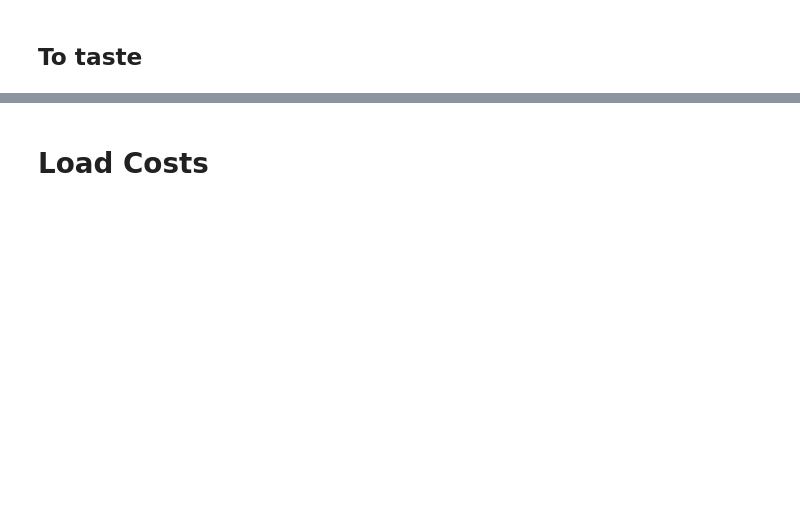
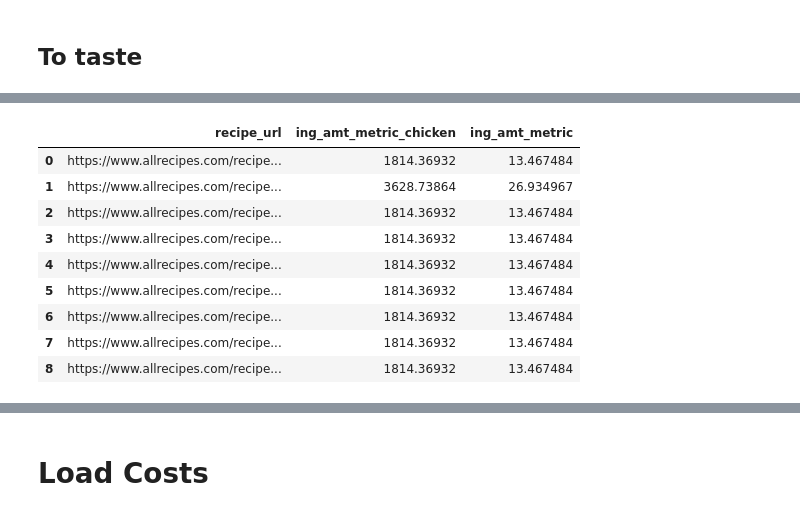
Before and after one commit to andrewyewcy/recipe_classifier, a Jupyter notebook: 30_automation/22_fried_chicken_recipes_ingredient_extraction.ipynb, the cells around one changed output, grey strips where cells are left out. Saved outputs shown, nothing was run; the diff lists cells and outputs as text; code cells hidden in the pictures; blank space fills up the shorter version.

```diff
--- a/30_automation/enrich_data_dev.ipynb
+++ b/30_automation/22_fried_chicken_recipes_ingredient_extraction.ipynb
@@ -1246,0 +1282,13 @@ sodium_per_100g_salt = 38800 #mg https://fdc.nal.usda.gov/fdc-app.html#/food-det
+# %%
+chicken_df
+# %% [output]
+|  | recipe_url | ing_amt_metric_chicken | ing_amt_metric |
+| 0 | https://www.allrecipes.com/recipe... | 1814.36932 | 13.467484 |
+| 1 | https://www.allrecipes.com/recipe... | 3628.73864 | 26.934967 |
+| 2 | https://www.allrecipes.com/recipe... | 1814.36932 | 13.467484 |
+| 3 | https://www.allrecipes.com/recipe... | 1814.36932 | 13.467484 |
+| 4 | https://www.allrecipes.com/recipe... | 1814.36932 | 13.467484 |
+| 5 | https://www.allrecipes.com/recipe... | 1814.36932 | 13.467484 |
+| 6 | https://www.allrecipes.com/recipe... | 1814.36932 | 13.467484 |
+| 7 | https://www.allrecipes.com/recipe... | 1814.36932 | 13.467484 |
+| 8 | https://www.allrecipes.com/recipe... | 1814.36932 | 13.467484 |
```
Also changed, not shown: parts of 22 cells of this notebook, 6 other files.
